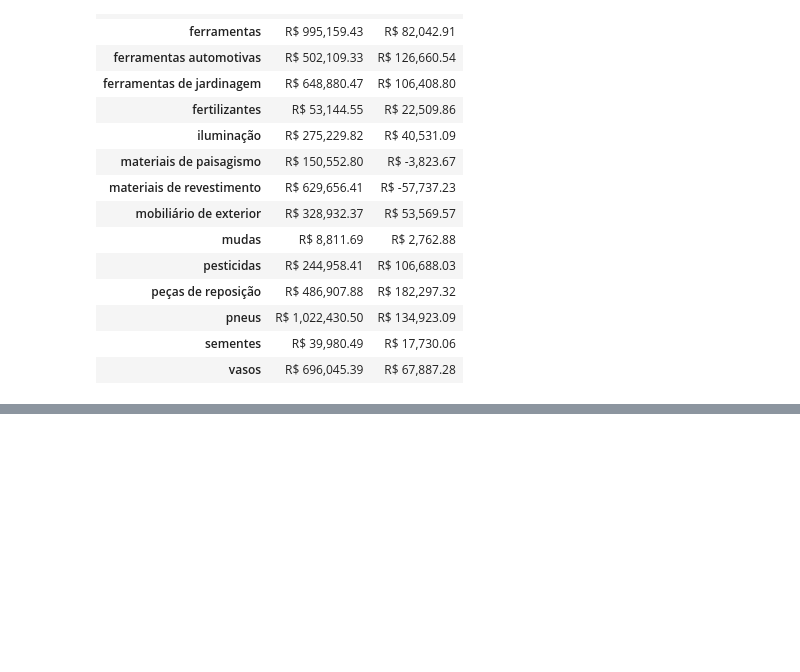
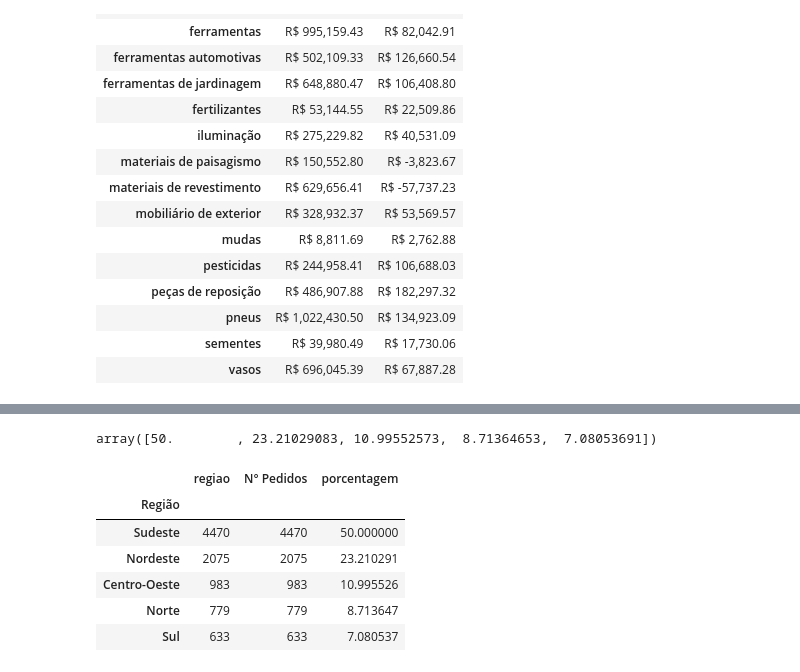
Before and after one commit to Marlon-Santiago/Analizando_Vendas, a Jupyter notebook: vendas.ipynb, the cells around one changed output, grey strips where cells are left out. Cells and saved outputs as stored; diff of their text form; code cells hidden in the pictures; blank space fills up the shorter version.

```diff
--- a/vendas.ipynb
+++ b/vendas.ipynb
@@ -259,0 +275,4 @@ stilo_produto.set_table_styles([cabecalho], overwrite = False)
+# %%
+dados_por_regiao = pd.DataFrame(dados.regiao.value_counts())
+dados_por_regiao['N° Pedidos'] = dados_por_regiao
+dados_por_regiao
@@ -259,0 +288,19 @@ stilo_produto.set_table_styles([cabecalho], overwrite = False)
+# %%
+dados_por_regiao.index.name = 'Região'
+# %%
+porcentagem = dados_por_regiao['N° Pedidos'].to_numpy()
+porcentagem = 100 * porcentagem / porcentagem.sum()
+porcentagem
+# %% [output]
+array([50.        , 23.21029083, 10.99552573,  8.71364653,  7.08053691])
+# %%
+dados_por_regiao['porcentagem'] = porcentagem
+dados_por_regiao
+# %% [output]
+|  | regiao | N° Pedidos | porcentagem |
+| Região |  |  |  |
+| Sudeste | 4470 | 4470 | 50.000000 |
+| Nordeste | 2075 | 2075 | 23.210291 |
+| Centro-Oeste | 983 | 983 | 10.995526 |
+| Norte | 779 | 779 | 8.713647 |
+| Sul | 633 | 633 | 7.080537 |
```
Also changed, not shown: parts of 4 cells of this notebook.
